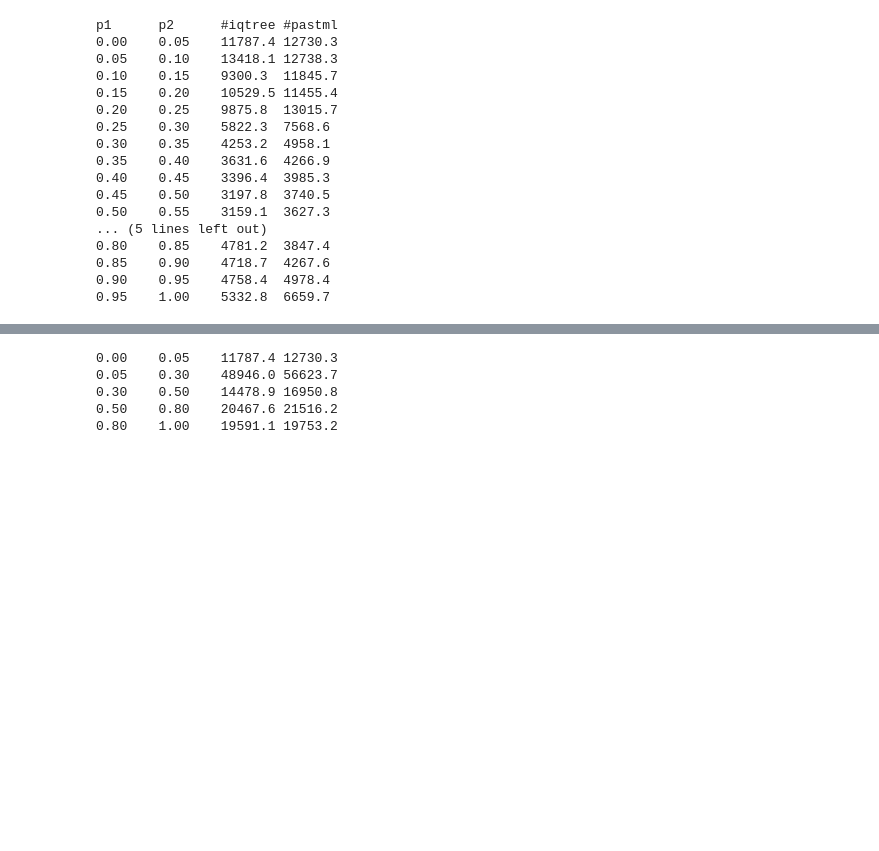
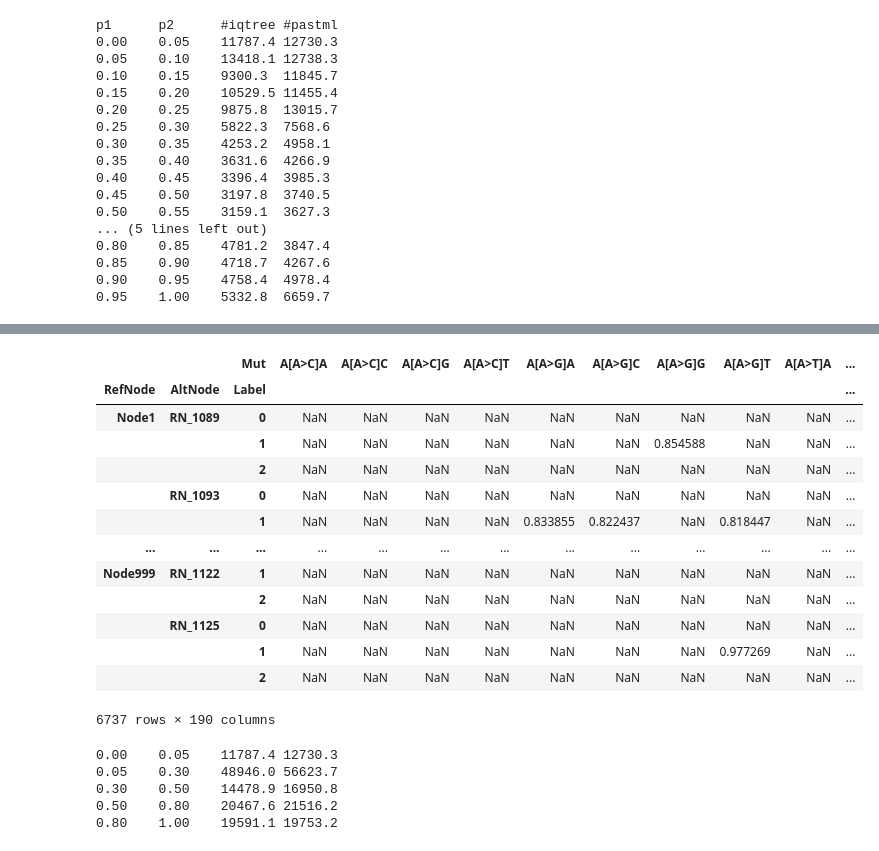
Before and after one commit to mitoclub/nemu-pipeline, a Jupyter notebook: notebooks/pastml_report_mammals_nd1.ipynb, the cells around one changed output, grey strips where cells are left out. Cells and saved outputs as stored; diff of their text form; code cells hidden in the pictures; blank space fills up the shorter version.

```diff
--- a/notebooks/pastml_report_mammals_nd1.ipynb
+++ b/notebooks/pastml_report_mammals_nd1.ipynb
@@ -403,3 +433,20 @@ p1      p2      #iqtree #pastml
+# %%
+mut_iqtree[mut_iqtree.ProbaFull > 0.3].groupby(["RefNode", "AltNode", "Label", "Mut"]).ProbaFull.sum().unstack(level=-1)
+# %% [output]
+|  |  | Mut | A[A>C]A | A[A>C]C | A[A>C]G | A[A>C]T | A[A>G]A | A[A>G]C | A[A>G]G | A[A>G]T | A[A>T]A | ... |
+| RefNode | AltNode | Label |  |  |  |  |  |  |  |  |  | ... |
+| Node1 | RN_1089 | 0 | NaN | NaN | NaN | NaN | NaN | NaN | NaN | NaN | NaN | ... |
+|  |  | 1 | NaN | NaN | NaN | NaN | NaN | NaN | 0.854588 | NaN | NaN | ... |
+|  |  | 2 | NaN | NaN | NaN | NaN | NaN | NaN | NaN | NaN | NaN | ... |
+|  | RN_1093 | 0 | NaN | NaN | NaN | NaN | NaN | NaN | NaN | NaN | NaN | ... |
+|  |  | 1 | NaN | NaN | NaN | NaN | 0.833855 | 0.822437 | NaN | 0.818447 | NaN | ... |
+| ... | ... | ... | ... | ... | ... | ... | ... | ... | ... | ... | ... | ... |
+| Node999 | RN_1122 | 1 | NaN | NaN | NaN | NaN | NaN | NaN | NaN | NaN | NaN | ... |
+|  |  | 2 | NaN | NaN | NaN | NaN | NaN | NaN | NaN | NaN | NaN | ... |
+|  | RN_1125 | 0 | NaN | NaN | NaN | NaN | NaN | NaN | NaN | NaN | NaN | ... |
+|  |  | 1 | NaN | NaN | NaN | NaN | NaN | NaN | NaN | 0.977269 | NaN | ... |
+|  |  | 2 | NaN | NaN | NaN | NaN | NaN | NaN | NaN | NaN | NaN | ... |
+6737 rows × 190 columns
 # %%
 def calc_tree_mutspec(mut, freqs, lbl="syn", pmin=0.0, pmax=1.0, collapse=False):
     """
```
Also changed, not shown: parts of 9 cells of this notebook.
